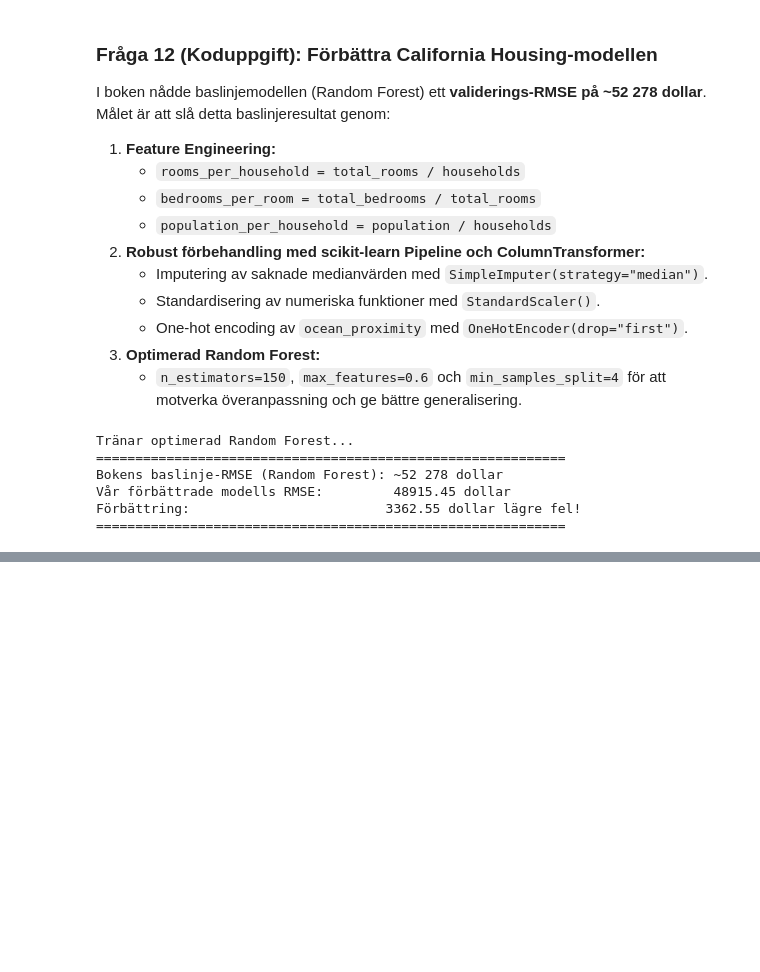
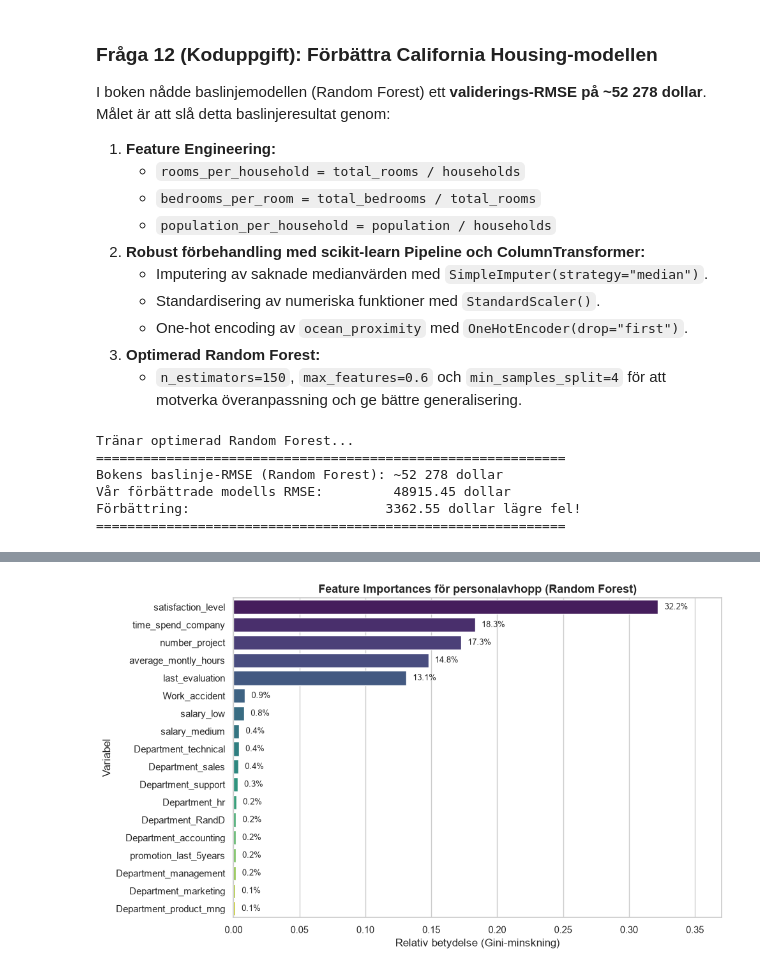
Before and after one commit to OskarUNLEASHED/-vningsuppgifter, a Jupyter notebook: Kunskapskontroll_1.ipynb, the cells around one changed output, grey strips where cells are left out. Cells and saved outputs as stored; diff of their text form; code cells hidden in the pictures; blank space fills up the shorter version.

```diff
--- a/Kunskapskontroll_1.ipynb
+++ b/Kunskapskontroll_1.ipynb
@@ -558,0 +1237,20 @@ Förbättring:                         3362.55 dollar lägre fel!
+# %%
+# 7. Feature Importance: Vad driver anställda att sluta?
+rf_model = pipe_rf.named_steps["clf"]
+ohe_feature_names = pipe_rf.named_steps["prep"].named_transformers_["cat"].get_feature_names_out(cat_cols)
+all_feature_names = num_cols + list(ohe_feature_names)
+
+importances = pd.Series(rf_model.feature_importances_, index=all_feature_names).sort_values(ascending=False)
+
+plt.figure(figsize=(10, 6))
+sns.barplot(x=importances.values, y=importances.index, palette="viridis")
+plt.title("Feature Importances för personalavhopp (Random Forest)", fontsize=13, fontweight="bold")
+plt.xlabel("Relativ betydelse (Gini-minskning)")
+plt.ylabel("Variabel")
+for i, v in enumerate(importances.values):
+    plt.text(v + 0.005, i, f"{v*100:.1f}%", va="center", fontsize=9)
+plt.xlim(0, max(importances.values) * 1.15)
+plt.tight_layout()
+plt.show()
+# %% [output]
+[figure, added]
```
Also changed, not shown: parts of 43 cells of this notebook, 1 other file.
